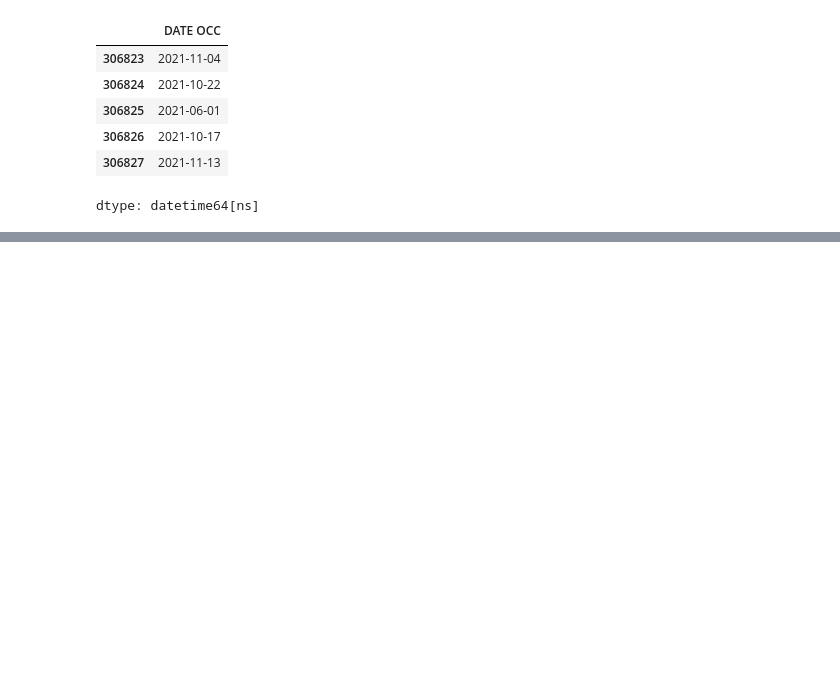
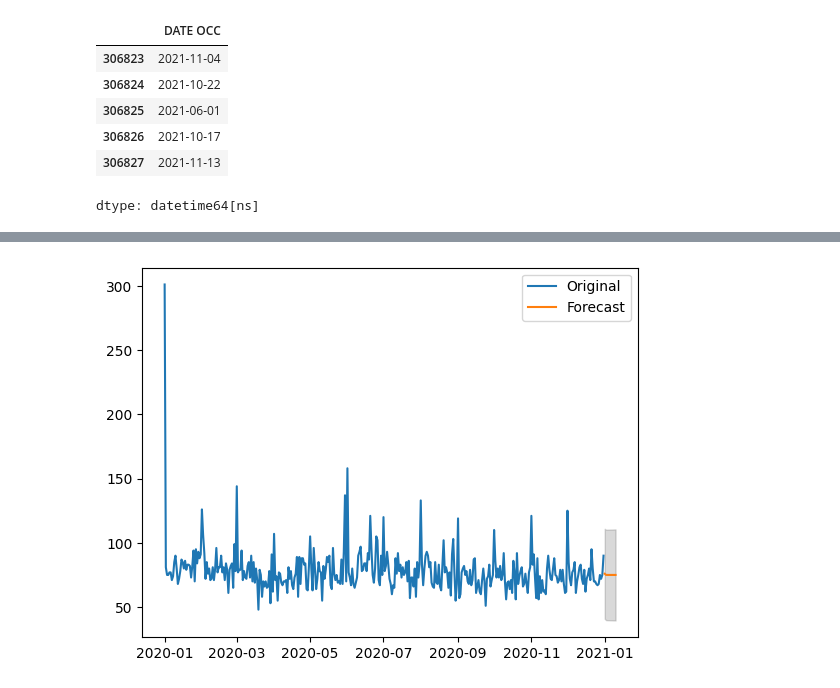
Before and after one commit to ToriStoner/DS4002-Project-2-, a Jupyter notebook: Project_2.ipynb, the cells around one changed output, grey strips where cells are left out. Saved outputs shown, nothing was run; the diff lists cells and outputs as text; code cells hidden in the pictures; blank space fills up the shorter version.

```diff
--- a/Project_2.ipynb
+++ b/Project_2.ipynb
@@ -130,0 +168,23 @@ dtype: datetime64[ns]
+# %%
+# Import the pyplot module
+import matplotlib.pyplot as plt
+# Forecast the next 10 values
+forecast = fitted_model.forecast(steps=10)
+# Extract the forecasted values
+# The original code incorrectly assigned a single value to forecast_values.
+# The following line corrects this by assigning the entire forecast array to forecast_values.
+forecast_values = forecast # Corrected line
+# Extract the confidence interval
+forecast_ci = fitted_model.get_forecast(steps=10).conf_int() # Corrected line to get confidence intervals
+# Plot the original data
+plt.plot(data.index, data.values, label='Original') # Corrected line to use data index and values
+# Plot the forecasted values
+plt.plot(forecast.index, forecast_values, label='Forecast') # Corrected line to use forecast index and values
+# Plot the confidence interval
+plt.fill_between(forecast.index, forecast_ci.iloc[:, 0], forecast_ci.iloc[:, 1], color='k', alpha=.15) # Corrected line to use forecast index and confidence intervals
+# Add a legend
+plt.legend()
+# Show the plot
+plt.show()
+# %% [output]
+[figure, added]
```
Also changed, not shown: parts of 6 cells of this notebook.
